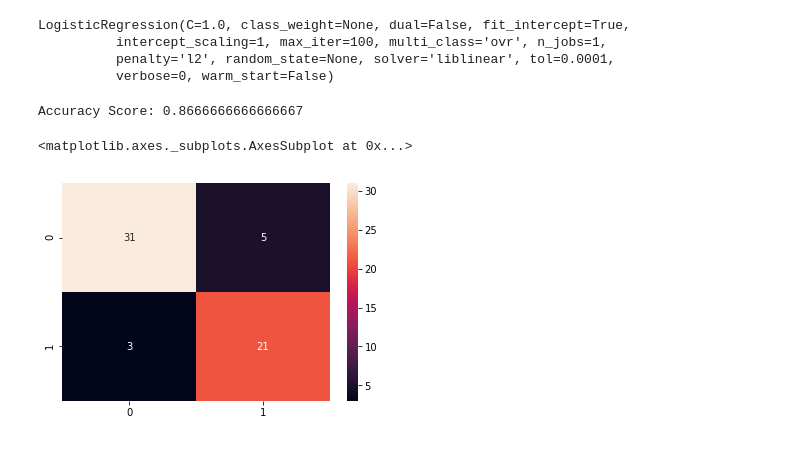
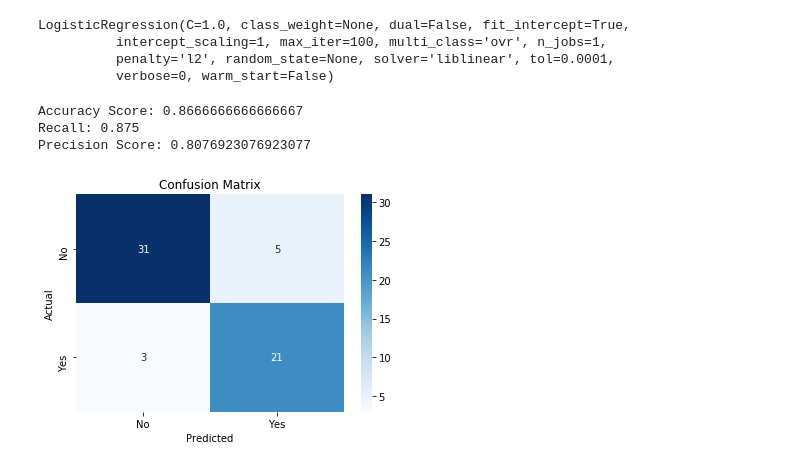
Before and after one commit to siddharthapdutta/ML-Lab-Sem6, a Jupyter notebook: Case Study/Predicting Presence of Heart Disease using Machine Learning.ipynb, the cells around one changed output. Drawn from its saved outputs; the diff is of its cells as text; code cells hidden in the pictures.

```diff
--- a/Case Study/Predicting Presence of Heart Disease using Machine Learning.ipynb
+++ b/Case Study/Predicting Presence of Heart Disease using Machine Learning.ipynb
@@ -31,13 +32,20 @@ LogisticRegression(C=1.0, class_weight=None, dual=False, fit_intercept=True,
 y_pred = classifier.predict(X_test)
 # %%
 # Printing Metrics
-print("Accuracy Score:", metrics.accuracy_score(Y_test,y_pred))
+print("Accuracy Score:", metrics.accuracy_score(Y_test, y_pred))
+print("Recall:", metrics.recall_score(Y_test, y_pred))
+print("Precision Score:", metrics.precision_score(Y_test, y_pred))
 # %% [output]
 Accuracy Score: 0.8666666666666667
+Recall: 0.875
+Precision Score: 0.8076923076923077
 # %%
 # Confusion Matrix
 cm = metrics.confusion_matrix(Y_test,y_pred)
-sns.heatmap(cm, annot=True)
+sns.heatmap(cm, annot=True, cmap=plt.cm.Blues, xticklabels=['No','Yes'], yticklabels=['No','Yes'])
+plt.title('Confusion Matrix')
+plt.xlabel('Predicted')
+plt.ylabel('Actual')
+plt.show()
 # %% [output]
-<matplotlib.axes._subplots.AxesSubplot at 0x...>
-[figure, old version]
+[figure, new version]
```
Also changed, not shown: parts of 1 cell of this notebook, 4 other files.
